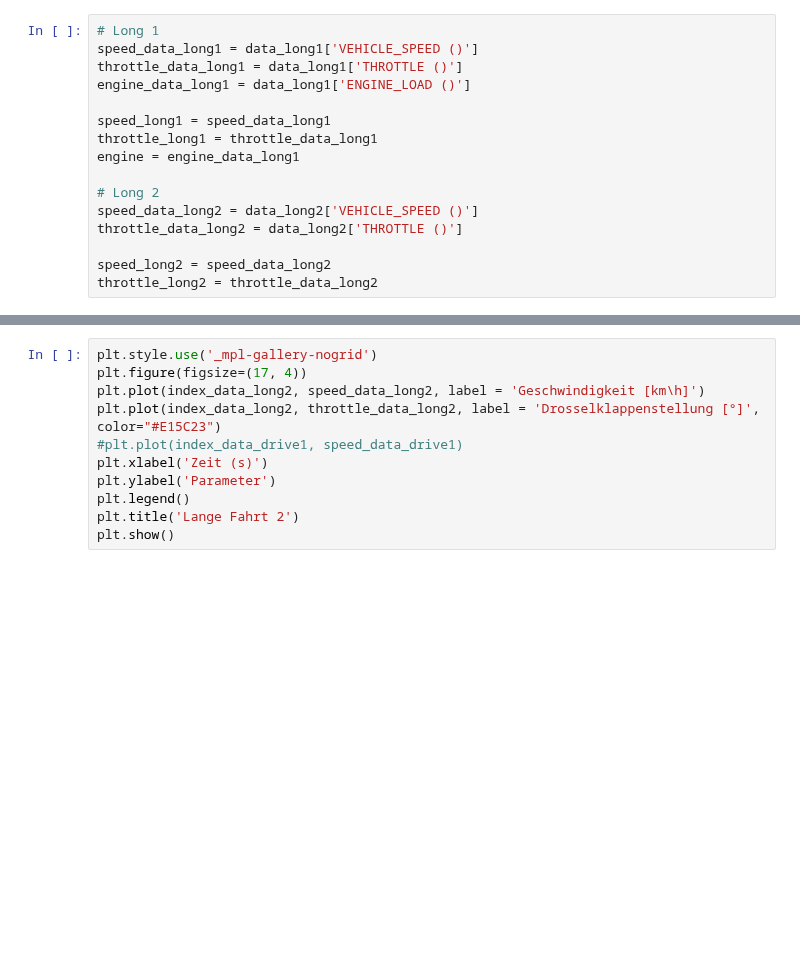
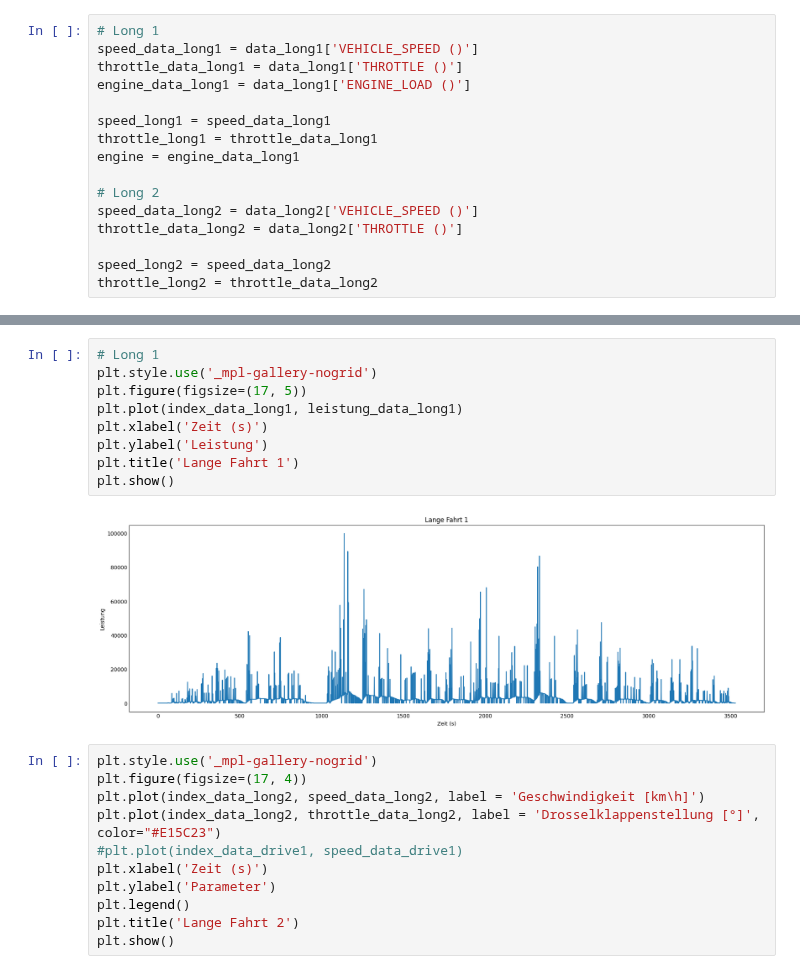
Before and after one commit to camila-duarte/verbrennungsmotoren, a Jupyter notebook: analyse/per_mode.ipynb, the cells around one changed output, grey strips where cells are left out. Cells and saved outputs as stored; diff of their text form; blank space fills up the shorter version.

```diff
--- a/analyse/per_mode.ipynb
+++ b/analyse/per_mode.ipynb
@@ -157,6 +186,17 @@ plt.legend()
 plt.show()
 # %% [output]
 [figure]
+# %%
+# Long 1
+plt.style.use('_mpl-gallery-nogrid')
+plt.figure(figsize=(17, 5))
+plt.plot(index_data_long1, leistung_data_long1)
+plt.xlabel('Zeit (s)')
+plt.ylabel('Leistung')
+plt.title('Lange Fahrt 1')
+plt.show()
+# %% [output]
+[figure, added]
 # %%
 plt.style.use('_mpl-gallery-nogrid')
 plt.figure(figsize=(17, 4))
```
Also changed, not shown: parts of 8 cells of this notebook.
